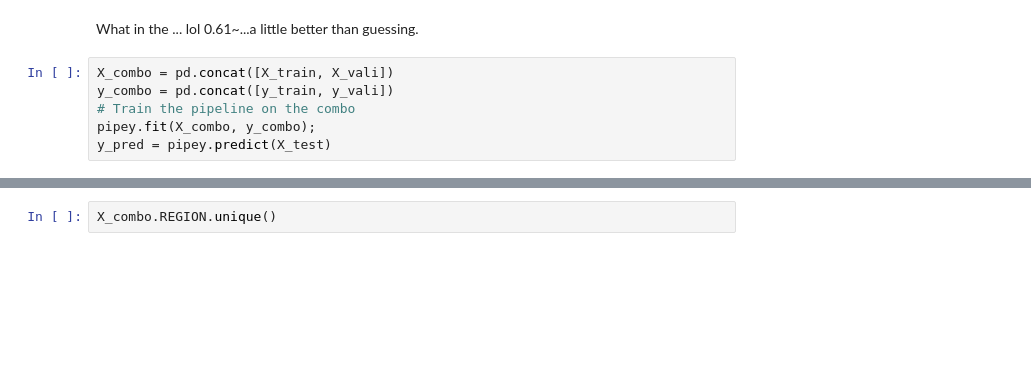
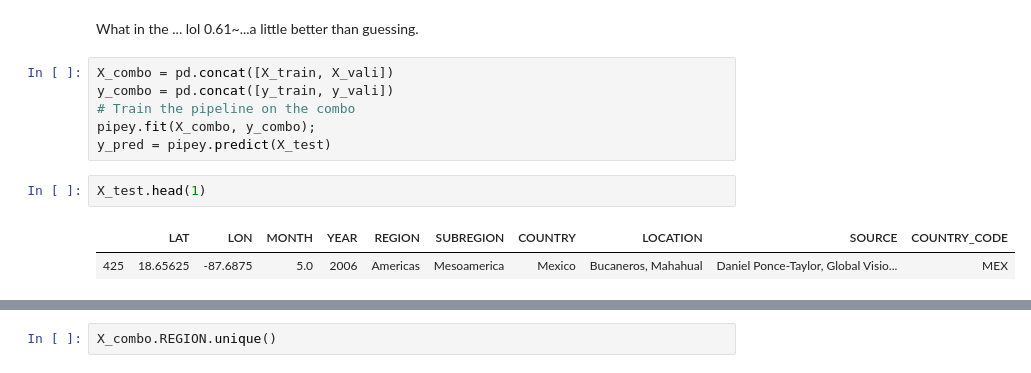
Before and after one commit to jeibloo/Coral-Death, a Jupyter notebook: notebooks/main.ipynb, the cells around one changed output, grey strips where cells are left out. Drawn from its saved outputs; the diff is of its cells as text; blank space fills up the shorter version.

```diff
--- a/notebooks/main.ipynb
+++ b/notebooks/main.ipynb
@@ -281,6 +281,11 @@ y_combo = pd.concat([y_train, y_vali])
 # Train the pipeline on the combo
 pipey.fit(X_combo, y_combo);
 y_pred = pipey.predict(X_test)
+# %%
+X_test.head(1)
+# %% [output]
+|  | LAT | LON | MONTH | YEAR | REGION | SUBREGION | COUNTRY | LOCATION | SOURCE | COUNTRY_CODE |
+| 425 | 18.65625 | -87.6875 | 5.0 | 2006 | Americas | Mesoamerica | Mexico | Bucaneros, Mahahual | Daniel Ponce-Taylor, Global Visio... | MEX |
 # %%
 print("Test Set score: {}".format(accuracy_score(y_pred,y_test)))
 # %% [output]
```
Also changed, not shown: parts of 8 cells of this notebook, 4 other files.
